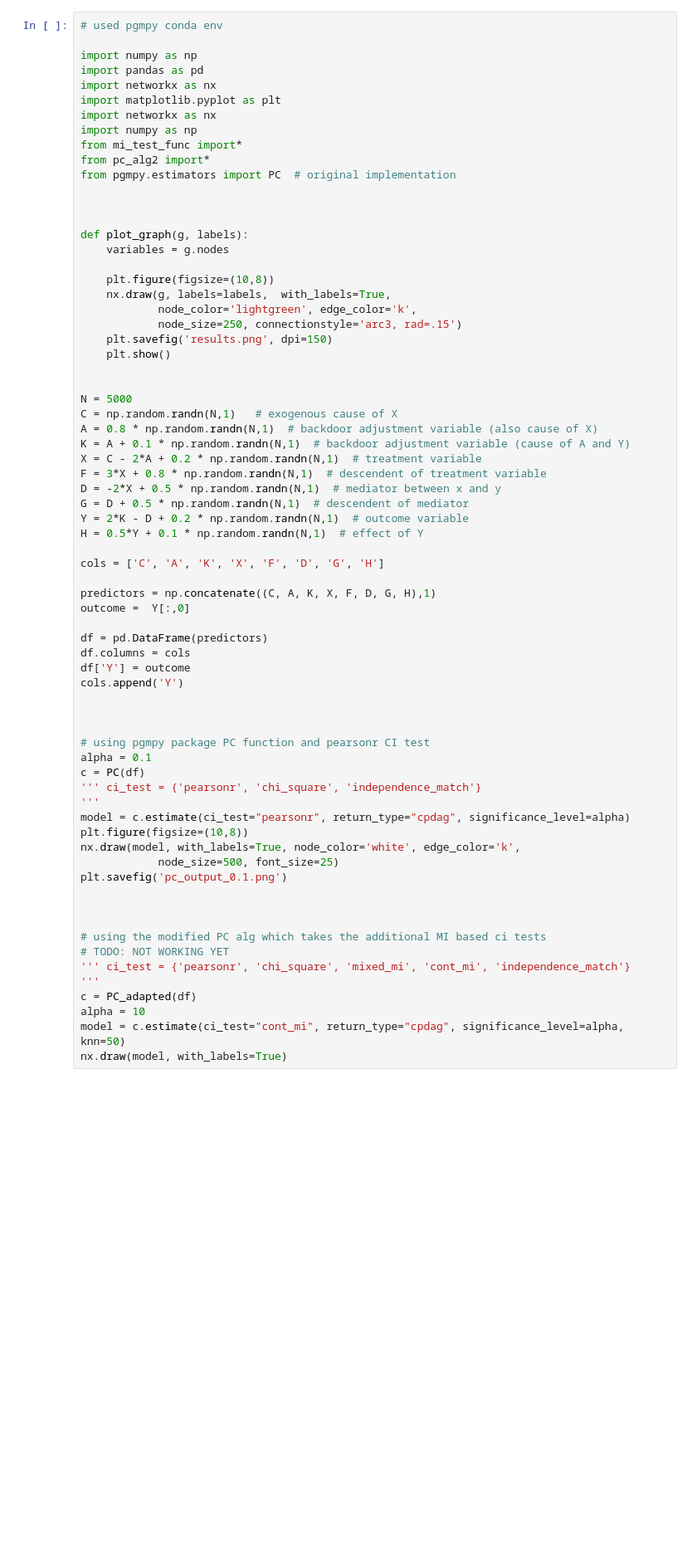
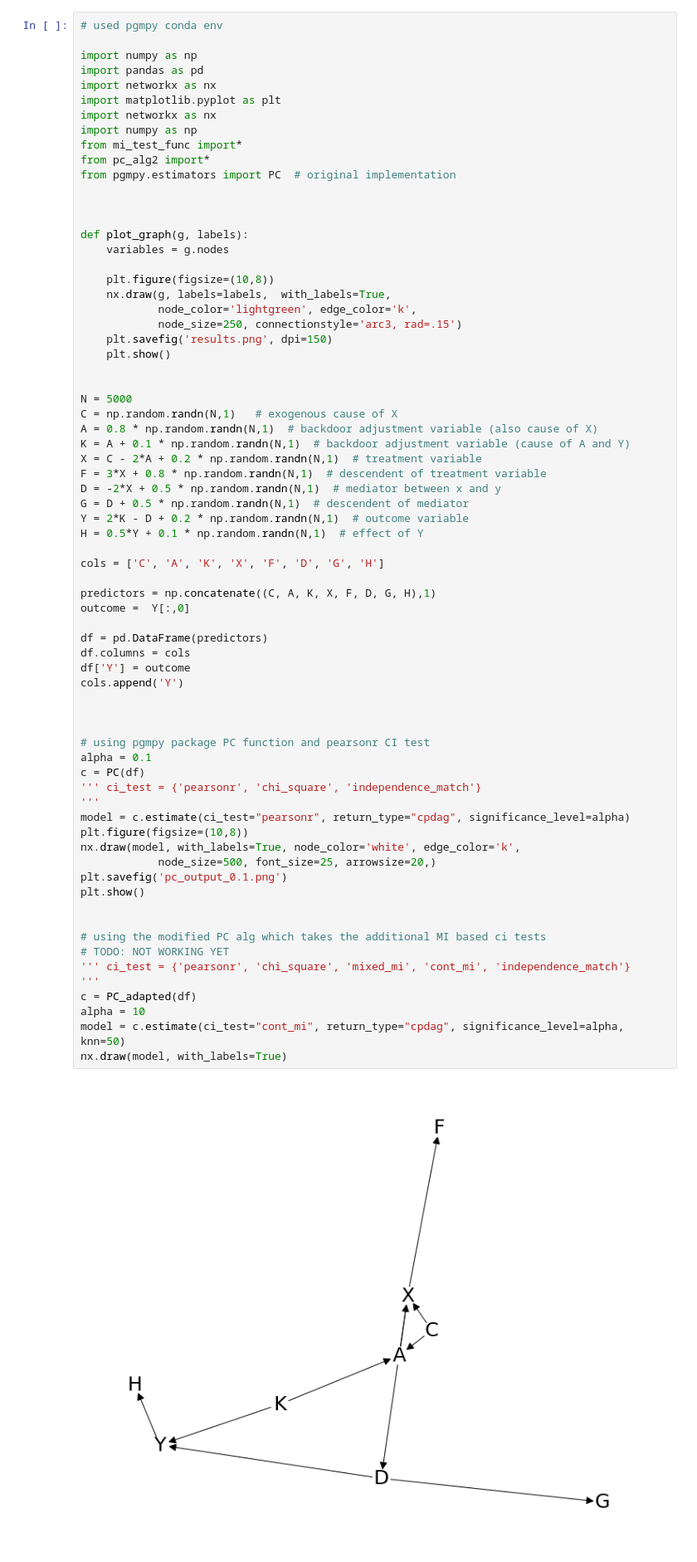
Before and after one commit to matthewvowels1/ML_structural_interactions, a Jupyter notebook: causal_disc_MI.ipynb, the cells around one changed output. Shown: that part at 83% size. Saved outputs shown, nothing was run; the diff lists cells and outputs as text; blank space fills up the shorter version.

```diff
--- a/causal_disc_MI.ipynb
+++ b/causal_disc_MI.ipynb
@@ -40,33 +40,34 @@ cols = ['C', 'A', 'K', 'X', 'F', 'D', 'G', 'H']
 predictors = np.concatenate((C, A, K, X, F, D, G, H),1)
 outcome =  Y[:,0]
 
 df = pd.DataFrame(predictors)
 df.columns = cols
 df['Y'] = outcome
 cols.append('Y')
 
 
 
 # using pgmpy package PC function and pearsonr CI test
 alpha = 0.1
 c = PC(df)
 ''' ci_test = {'pearsonr', 'chi_square', 'independence_match'}
 '''
 model = c.estimate(ci_test="pearsonr", return_type="cpdag", significance_level=alpha)
 plt.figure(figsize=(10,8))
 nx.draw(model, with_labels=True, node_color='white', edge_color='k',
-            node_size=500, font_size=25)
+            node_size=500, font_size=25, arrowsize=20,)
 plt.savefig('pc_output_0.1.png')
-
+plt.show()
 
 
 # using the modified PC alg which takes the additional MI based ci tests
 # TODO: NOT WORKING YET
 ''' ci_test = {'pearsonr', 'chi_square', 'mixed_mi', 'cont_mi', 'independence_match'}
 '''
 c = PC_adapted(df)
 alpha = 10
 model = c.estimate(ci_test="cont_mi", return_type="cpdag", significance_level=alpha, knn=50)
 nx.draw(model, with_labels=True)
 # %% [output]
+[figure, new version]
 50
```
Also changed, not shown: parts of 1 cell of this notebook.
